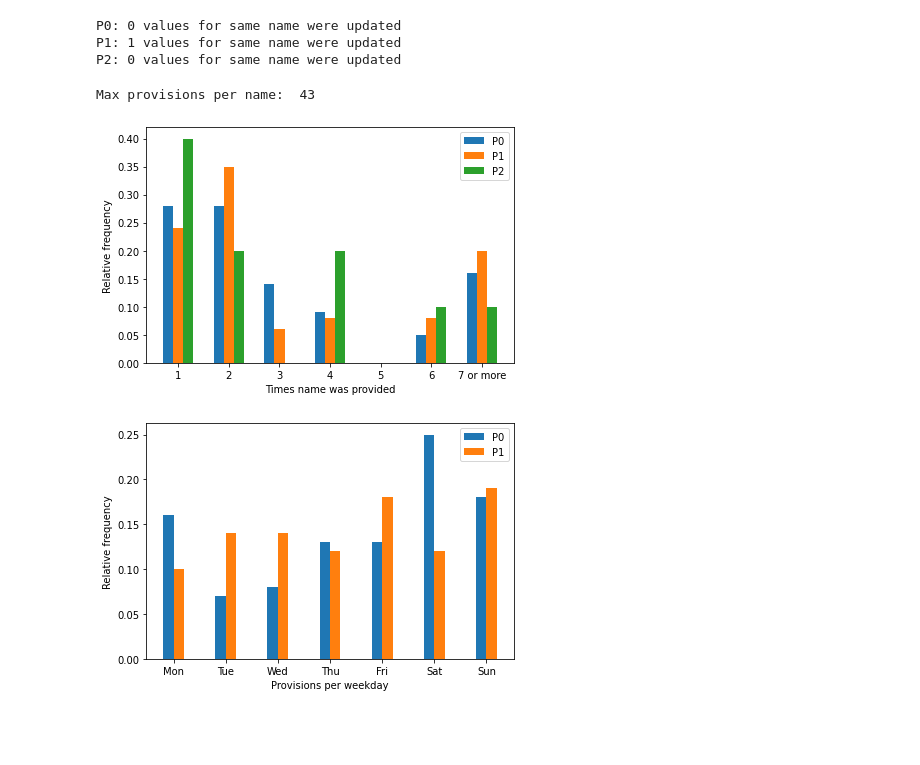
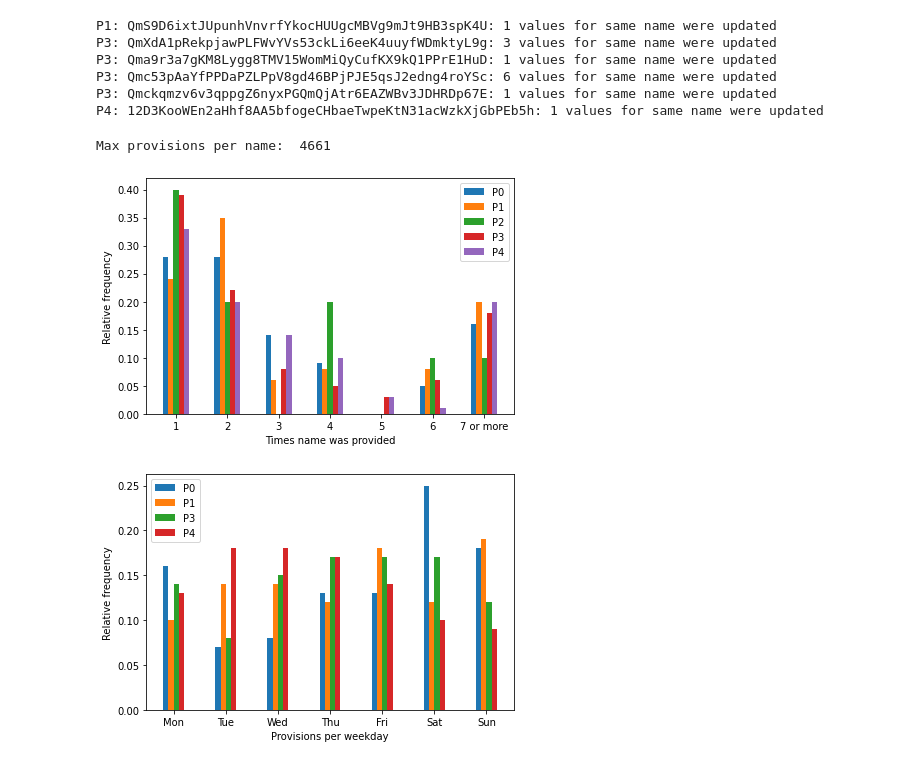
Before and after one commit to manuelwedler/hydra-booster, a Jupyter notebook: evaluation/analyze.ipynb, the cells around one changed output. Drawn from its saved outputs; the diff is of its cells as text; code cells hidden in the pictures; blank space fills up the shorter version.

Commit message:
Add erroneous measurements to evaluation and fix lifetimes calculation

```diff
--- a/evaluation/analyze.ipynb
+++ b/evaluation/analyze.ipynb
@@ -13,15 +13,19 @@ import dateutil
 M01_PATH = './hydra-data/ipns-export-M01'
 M02_PATH = './hydra-data/ipns-export-M02'
 M03_PATH = './hydra-data/ipns-export-M03'
+M04_PATH = './hydra-data/ipns-export-M04'
+M05_PATH = './hydra-data/ipns-export-M05'
 
 T01_PATH = './hydra-data/timing-M01.txt'
 T02_PATH = './hydra-data/timing-M02.txt'
 T03_PATH = './hydra-data/timing-M03.txt'
+T04_PATH = './hydra-data/timing-M04.txt'
+T05_PATH = './hydra-data/timing-M05.txt'
 
 measurements = []
 timings = []
 
-for path in [M01_PATH, M02_PATH, M03_PATH]:
+for path in [M01_PATH, M02_PATH, M03_PATH, M04_PATH, M05_PATH]:
     db = plyvel.DB(path)
     try:
         names = {}
@@ -41,7 +45,7 @@ for path in [M01_PATH, M02_PATH, M03_PATH]:
     finally:
         db.close()
 
-for path in [T01_PATH, T02_PATH, T03_PATH]:
+for path in [T01_PATH, T02_PATH, T03_PATH, T04_PATH, T05_PATH]:
     with open(path) as f:
         timings.append(f.read().splitlines())
 # %%
@@ -120,7 +124,7 @@ P2: Head 12D3KooWC8uhFQx9sYiUrRJgKx9m9WV2Vsn1fWz9seHCgJKVcqp3: 1 names
 
 num_value_updates = []
 for m in measurements:
-    count = 0
+    counts = {}
     for record_updates in m.values():
         previous = None
         for record in record_updates:
@@ -129,17 +133,23 @@ for m in measurements:
                 continue
 
             if previous['Value'] != record['Value']:
-                count += 1
+                if not counts.get(record['Name']):
+                    counts[record['Name']] = 0
+                counts[record['Name']] += 1
 
             previous = record
-    num_value_updates.append(count)
+    num_value_updates.append(counts)
 
-for i, v in enumerate(num_value_updates):
-    print(f'P{i}: {v} values for same name were updated')
+for i, c in enumerate(num_value_updates):
+    for n in c.keys():
+        print(f'P{i}: {n}: {c[n]} values for same name were updated')
 # %% [output]
-P0: 0 values for same name were updated
-P1: 1 values for same name were updated
-P2: 0 values for same name were updated
+P1: QmS9D6ixtJUpunhVnvrfYkocHUUgcMBVg9mJt9HB3spK4U: 1 values for same name were updated
+P3: QmXdA1pRekpjawPLFWvYVs53ckLi6eeK4uuyfWDmktyL9g: 3 values for same name were updated
+P3: Qma9r3a7gKM8Lygg8TMV15WomMiQyCufKX9kQ1PPrE1HuD: 1 values for same name were updated
+P3: Qmc53pAaYfPPDaPZLPpV8gd46BPjPJE5qsJ2edng4roYSc: 6 values for same name were updated
+P3: Qmckqmzv6v3qppgZ6nyxPGQmQjAtr6EAZWBv3JDHRDp67E: 1 values for same name were updated
+P4: 12D3KooWEn2aHhf8AA5bfogeCHbaeTwpeKtN31acWzkXjGbPEb5h: 1 values for same name were updated
 # %%
 # Number of provisions
 
@@ -177,12 +187,14 @@ if use_percentages:
             provisions_for_measurements[i][j] = round(provisions / total, 2)
 
 x = np.arange(len(labels))
-width = 0.2
+width = 0.1
 
 fig, ax = plt.subplots()
-ax.bar(x - width, provisions_for_measurements[0], width, label='P0')
-ax.bar(x, provisions_for_measurements[1], width, label='P1')
-ax.bar(x + width, provisions_for_measurements[2], width, label='P2')
+ax.bar(x - 2*width, provisions_for_measurements[0], width, label='P0')
+ax.bar(x - width, provisions_for_measurements[1], width, label='P1')
+ax.bar(x, provisions_for_measurements[2], width, label='P2')
+ax.bar(x + width, provisions_for_measurements[3], width, label='P3')
+ax.bar(x + 2*width, provisions_for_measurements[4], width, label='P4')
 
 ax.set_ylabel('Relative frequency')
 ax.set_xlabel('Times name was provided')
@@ -193,8 +205,8 @@ fig.tight_layout()
 
 plt.show()
 # %% [output]
-Max provisions per name:  43
+Max provisions per name:  4661
-[figure, old version]
+[figure, new version]
 # %%
 # Provisions per weekday
 
@@ -203,7 +215,7 @@ provisions_per_weekday = []
 num_records = []
 
 # last one is only over a day
-for m in measurements[:2]:
+for m in measurements:
     provisions = []
     records = 0
     for _ in range(len(labels)):
@@ -212,37 +224,39 @@ for m in measurements[:2]:
     for record_updates in m.values():
         for record in record_updates:
             d = datetime.datetime.fromisoformat(record['ReceiveTime']).replace(tzinfo=datetime.timezone.utc)
             d -= datetime.timedelta(hours=2)
             provisions[d.weekday()] += 1
             records += 1
 
     provisions_per_weekday.append(provisions)
     num_records.append(records)
 
 use_percentages = True
 
 if use_percentages:
     for (i, total) in enumerate(num_records):
         for (j, provisions) in enumerate(provisions_per_weekday[i]):
             provisions_per_weekday[i][j] = round(provisions / total, 2)
 
 x = np.arange(len(labels))
-width = 0.2
+width = 0.1
 
 fig, ax = plt.subplots()
-ax.bar(x - 1/2 * width, provisions_per_weekday[0], width, label='P0')
-ax.bar(x + 1/2 * width, provisions_per_weekday[1], width, label='P1')
+ax.bar(x - 3/2 * width, provisions_per_weekday[0], width, label='P0')
+ax.bar(x - 1/2 * width, provisions_per_weekday[1], width, label='P1')
+ax.bar(x + 1/2 * width, provisions_per_weekday[3], width, label='P3')
+ax.bar(x + 3/2 * width, provisions_per_weekday[4], width, label='P4')
 
 ax.set_ylabel('Relative frequency')
 ax.set_xlabel('Provisions per weekday')
 ax.set_xticks(x, labels)
 ax.legend()
 
 fig.tight_layout()
 
 plt.show()
 # %% [output]
-[figure, old version]
+[figure, new version]
 # %%
 # Access times
 
```
Also changed, not shown: parts of 7 cells of this notebook, 5 other files.
